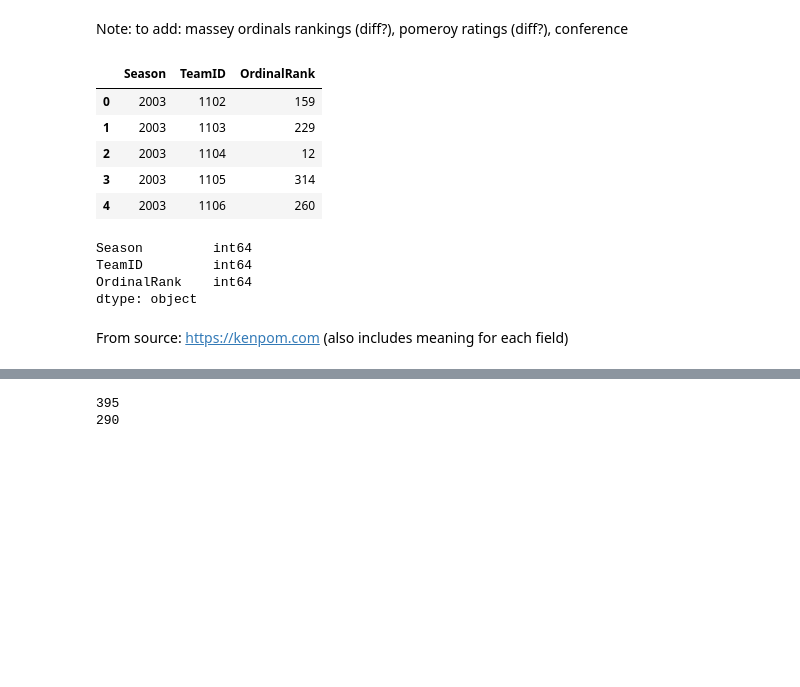
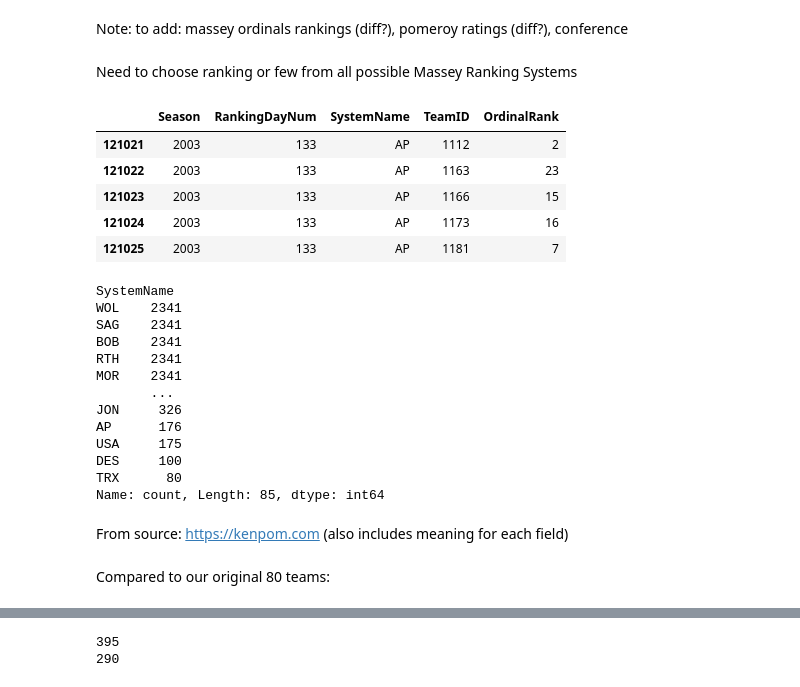
Before and after one commit to ecw70574/data_mining_course_project, a Jupyter notebook: TestingMerge.ipynb, the cells around one changed output, grey strips where cells are left out. Drawn from its saved outputs; the diff is of its cells as text; code cells hidden in the pictures; blank space fills up the shorter version.

```diff
--- a/TestingMerge.ipynb
+++ b/TestingMerge.ipynb
@@ -304,24 +309,41 @@ For each team in the match up, we are going to include its season averages in pl
 - Do we want ALL of these during game stats or do we just want certain ones? We can start with all and use some systematic feature selection because we don't have too much field knowledge
 # %% [markdown]
 Note: to add: massey ordinals rankings (diff?), pomeroy ratings (diff?), conference
+# %% [markdown]
+Need to choose ranking or few from all possible Massey Ranking Systems
 # %%
 massey_ordinals = pd.read_csv("PreTourneyMasseyOrdinals.csv")
 # selecting only columns we want to merge in
-massey = massey_ordinals[["Season", "TeamID", "OrdinalRank"]].copy()
-display(massey.head())
+#massey = massey_ordinals[["Season", "TeamID", "OrdinalRank"]].copy()
+#display(massey_ordinals.head())
 # we want to take the OrinalRank column and merge it with our tourney data (for each team T1 and T2 on its team id)
 # means need to merge twice like shown above
-massey.dtypes
+pre_tourney_massey = massey_ordinals[massey_ordinals["RankingDayNum"] == 133]
+display(pre_tourney_massey.head())
+pre_tourney_massey["SystemName"].value_counts()
+# would only choose ranking system where we have all teams pre tournament (day 133) rankings for each year
+# or at least as many as possible (dont mind cutting a few teams that wouldn't be ranked and therefore not in the tournament)
 # %% [output]
-|  | Season | TeamID | OrdinalRank |
-| 0 | 2003 | 1102 | 159 |
-| 1 | 2003 | 1103 | 229 |
-| 2 | 2003 | 1104 | 12 |
-| 3 | 2003 | 1105 | 314 |
-| 4 | 2003 | 1106 | 260 |
+|  | Season | RankingDayNum | SystemName | TeamID | OrdinalRank |
+| 121021 | 2003 | 133 | AP | 1112 | 2 |
+| 121022 | 2003 | 133 | AP | 1163 | 23 |
+| 121023 | 2003 | 133 | AP | 1166 | 15 |
+| 121024 | 2003 | 133 | AP | 1173 | 16 |
+| 121025 | 2003 | 133 | AP | 1181 | 7 |
-Season         int64
-TeamID         int64
-OrdinalRank    int64
-dtype: object
+SystemName
+WOL    2341
+SAG    2341
+BOB    2341
+RTH    2341
+MOR    2341
+       ...
+JON     326
+AP      176
+USA     175
+DES     100
+TRX      80
+Name: count, Length: 85, dtype: int64
 # %% [markdown]
 From source: https://kenpom.com (also includes meaning for each field)
+# %% [markdown]
+Compared to our original 80 teams:
```
Also changed, not shown: parts of 13 cells of this notebook.
